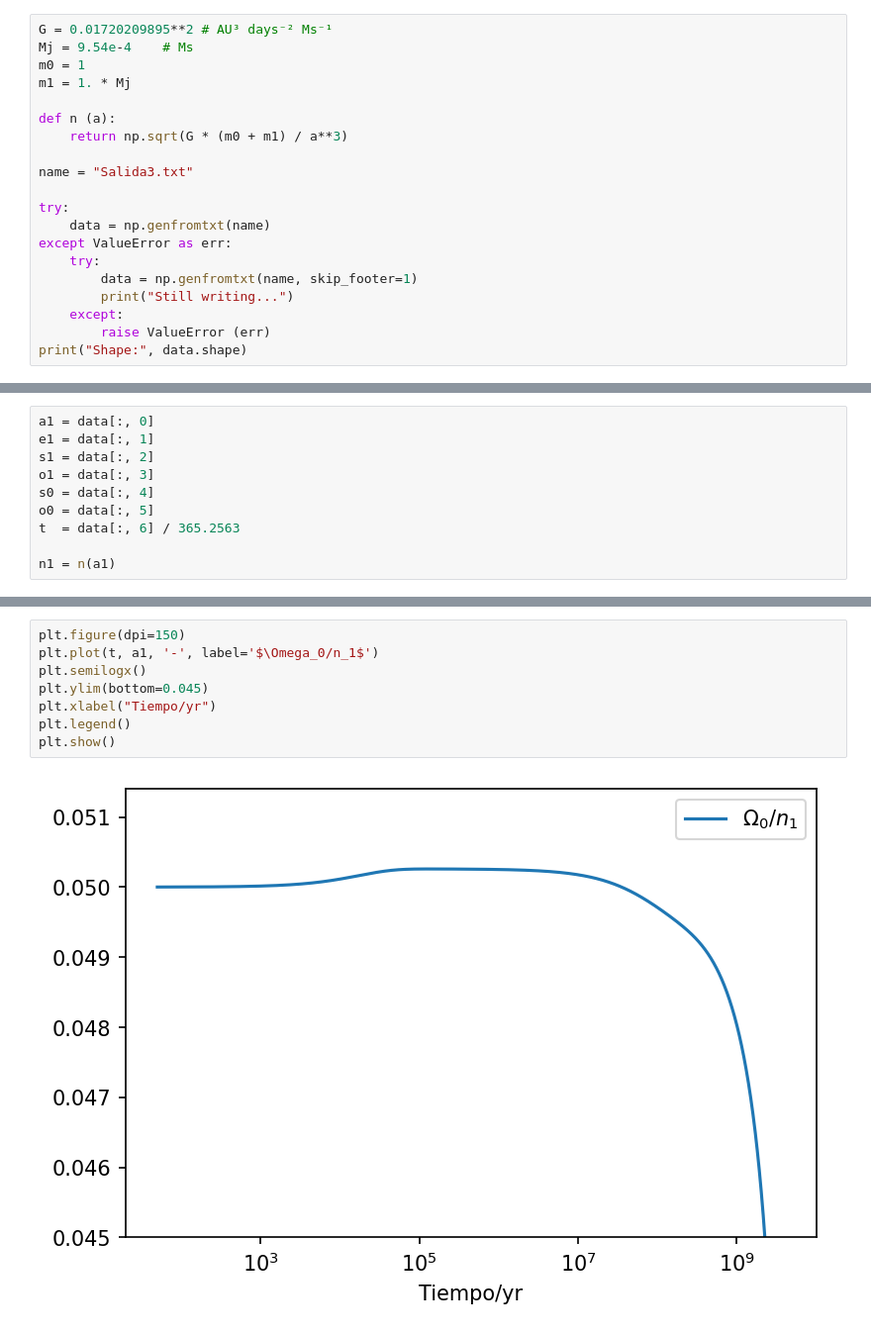
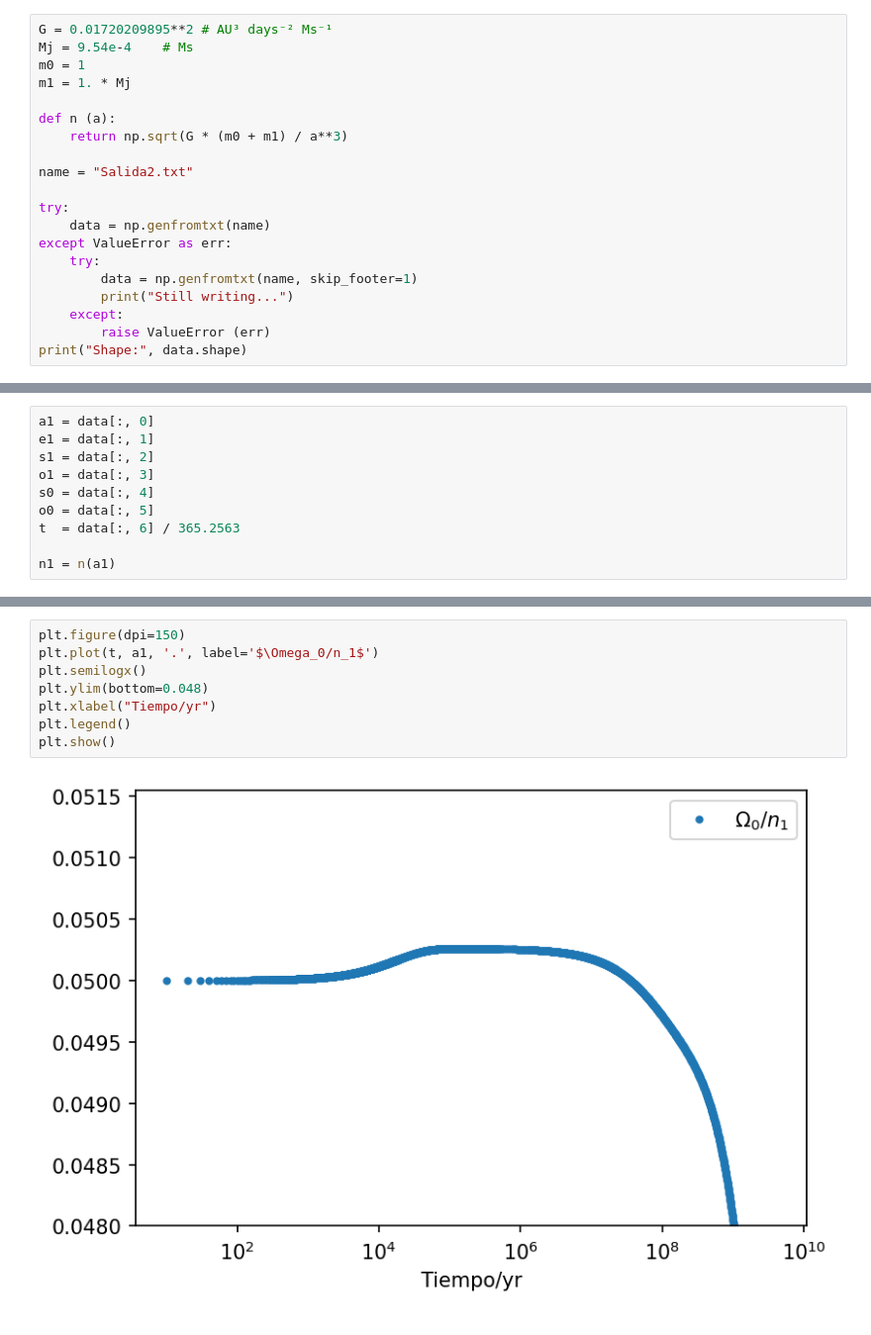
Before and after one commit to Gianuzzi/TidalEvolution, a Jupyter notebook: Fortran/Plot_salida.ipynb, the cells around one changed output, grey strips where cells are left out. Shown: that part at 99% size. Cells and saved outputs as stored; diff of their text form.

```diff
--- a/Fortran/Plot_salida.ipynb
+++ b/Fortran/Plot_salida.ipynb
@@ -14,7 +14,7 @@ m1 = 1. * Mj
 def n (a):
     return np.sqrt(G * (m0 + m1) / a**3)
 
-name = "Salida3.txt"
+name = "Salida2.txt"
 
 try:
     data = np.genfromtxt(name)
@@ -72,10 +72,10 @@ plt.show()
 # %%
 plt.figure(dpi=150)
-plt.plot(t, a1, '-', label='$\Omega_0/n_1$')
+plt.plot(t, a1, '.', label='$\Omega_0/n_1$')
 plt.semilogx()
-plt.ylim(bottom=0.045)
+plt.ylim(bottom=0.048)
 plt.xlabel("Tiempo/yr")
 plt.legend()
 plt.show()
 # %% [output]
-[figure, old version]
+[figure, new version]
```
Also changed, not shown: parts of 3 cells of this notebook, 8 other files.
